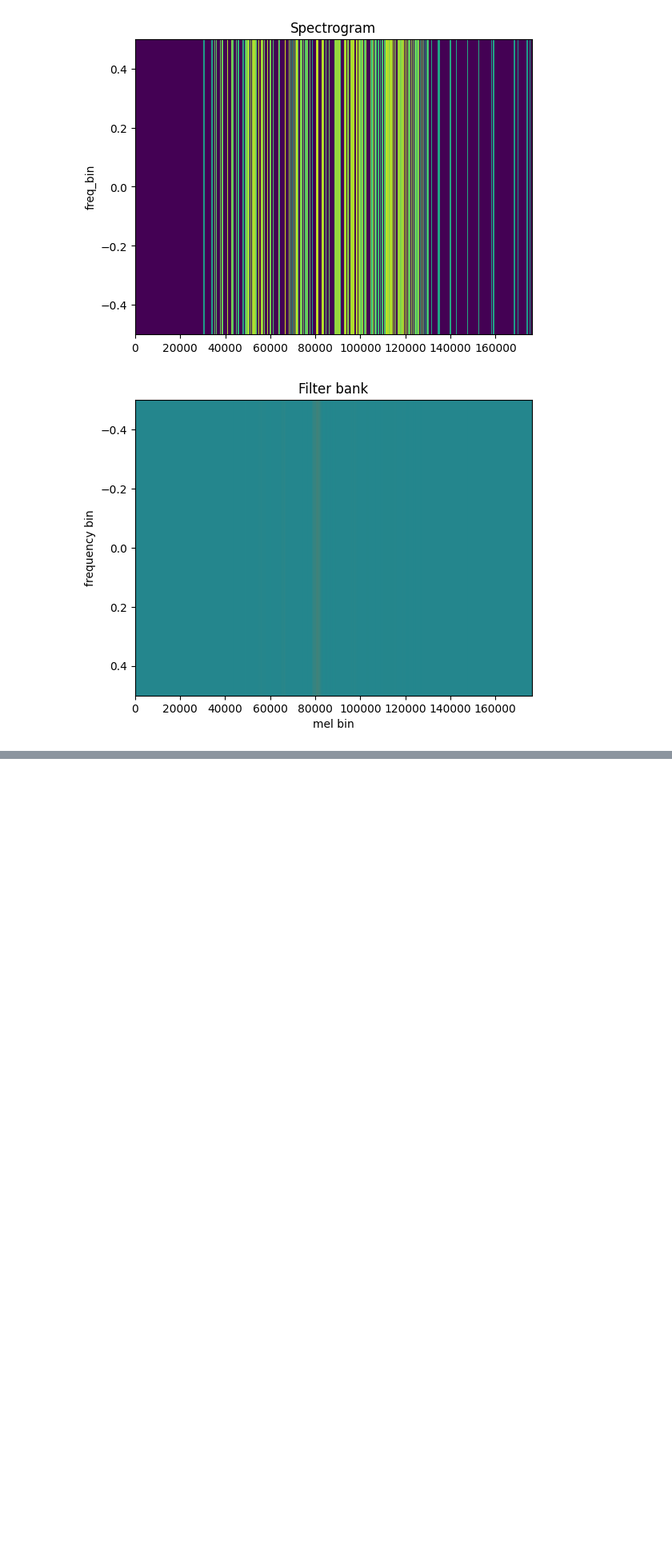
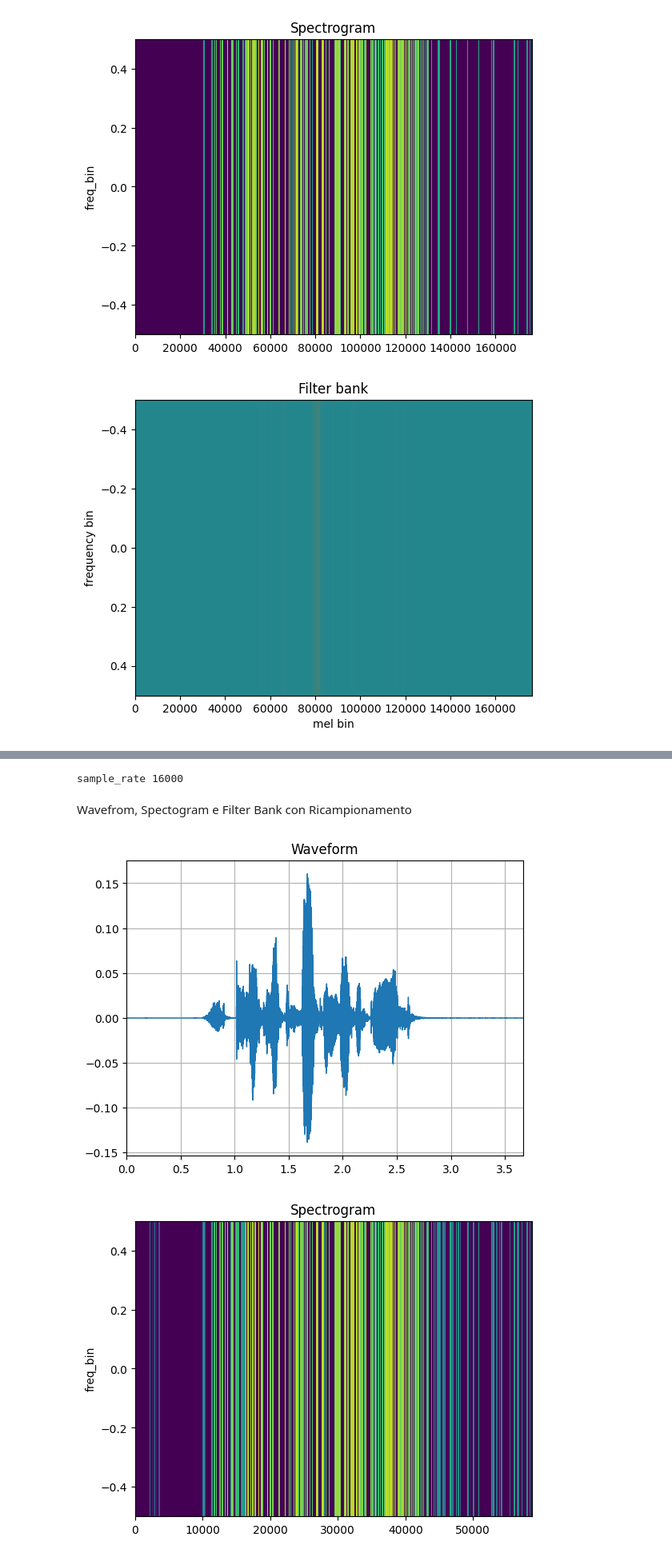
Before and after one commit to LinaAngione/ProjectML-speech-emotion-recognition, a Jupyter notebook: project-polito-speech-emotion-recognition.ipynb, the cells around one changed output, grey strips where cells are left out. Shown at 80% size. Saved outputs shown, nothing was run; the diff lists cells and outputs as text; code cells hidden in the pictures; blank space fills up the shorter version.

Commit message:
Kaggle Notebook | Phase1:Project-polito-speech-emotion-recognition | Mel Spectogram

```diff
--- a/project-polito-speech-emotion-recognition.ipynb
+++ b/project-polito-speech-emotion-recognition.ipynb
@@ -205,0 +247,42 @@ Seconds: 3.6703333333333332 s
+# %%
+import torchaudio
+import torchaudio.transforms as T
+
+# 1. Definisci le variabili di input (Supponiamo che l'audio sia a 16 kHz)
+original_sample_rate = sample_rate # Esempio di frequenza originale
+# waveform = ... # tensore PyTorch della forma d'onda
+
+# 2. Definisci la frequenza target
+resample_freq = 16000  # Vogliamo ricampionare a 16 kHz
+
+# 3. Inizializza la trasformazione Resample
+# Il primo argomento è la frequenza originale, il secondo è la frequenza target.
+resampler = T.Resample(
+    orig_freq=original_sample_rate,
+    new_freq=resample_freq
+)
+
+# 4. Applica la trasformazione
+waveform_16k = resampler(waveform)
+
+# 5. La nuova frequenza di campionamento è 8000 Hz
+new_sample_rate = resample_freq
+
+sample_rate=new_sample_rate
+waveform=waveform_16k;
+
+print("sample_rate",sample_rate)
+# %% [output]
+sample_rate 16000
+# %% [markdown]
+Wavefrom, Spectogram e Filter Bank con Ricampionamento
+# %%
+sec=waveform/sample_rate
+plot_waveform(waveform, sample_rate)
+plot_spectrogram(waveform, title="Spectrogram")
+plt.show()
+plot_fbank(waveform, title="Filter bank")
+plt.show()
+# %% [output]
+[figure, added]
+[figure, added]
```
Also changed, not shown: parts of 13 cells of this notebook.
